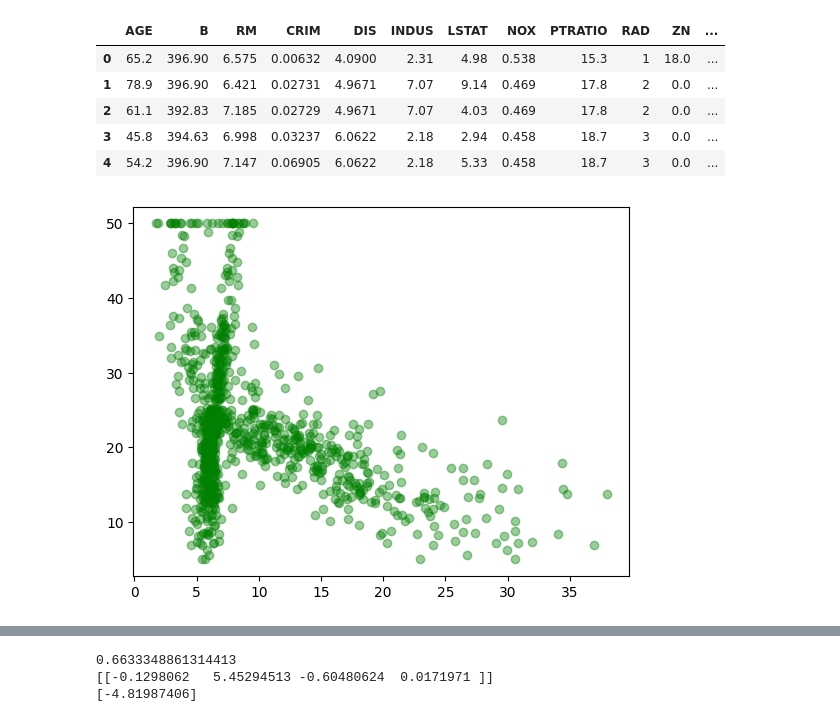
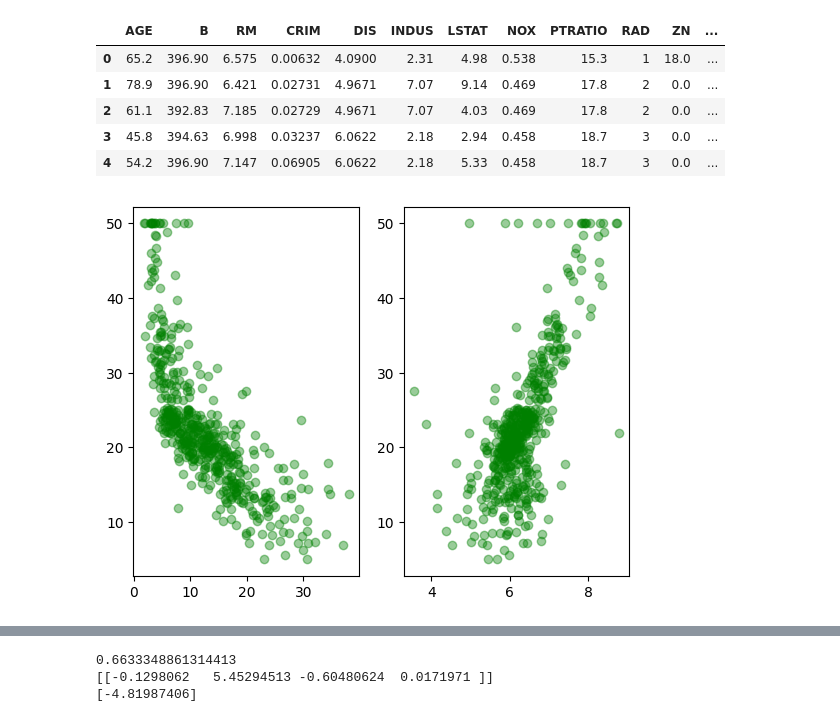
Before and after one commit to rladbstj56/2024PythonDataAnalysis, a Jupyter notebook: 241017.ipynb, the cells around one changed output, grey strips where cells are left out. Cells and saved outputs as stored; diff of their text form; code cells hidden in the pictures.

```diff
--- a/241017.ipynb
+++ b/241017.ipynb
@@ -123,8 +123,10 @@ boston.head()
 | 3 | 45.8 | 394.63 | 6.998 | 0.03237 | 6.0622 | 2.18 | 2.94 | 0.458 | 18.7 | 3 | 0.0 | ... |
 | 4 | 54.2 | 396.90 | 7.147 | 0.06905 | 6.0622 | 2.18 | 5.33 | 0.458 | 18.7 | 3 | 0.0 | ... |
 # %%
+plt.subplot(1,2,1)
 plt.scatter(boston[['LSTAT']], boston[['Target']], alpha = 0.4, c = 'g') # 하위 계층 비율, Price
+plt.subplot(1,2,2)
 plt.scatter(boston[['RM']], boston[['Target']], alpha = 0.4, c='g') # 방 개수, Price
-plt.show() # 그래프 두개 그리기 찾아보기
+plt.show()
 # %% [output]
-[figure, old version]
+[figure, new version]
```
Also changed, not shown: parts of 1 cell of this notebook.
